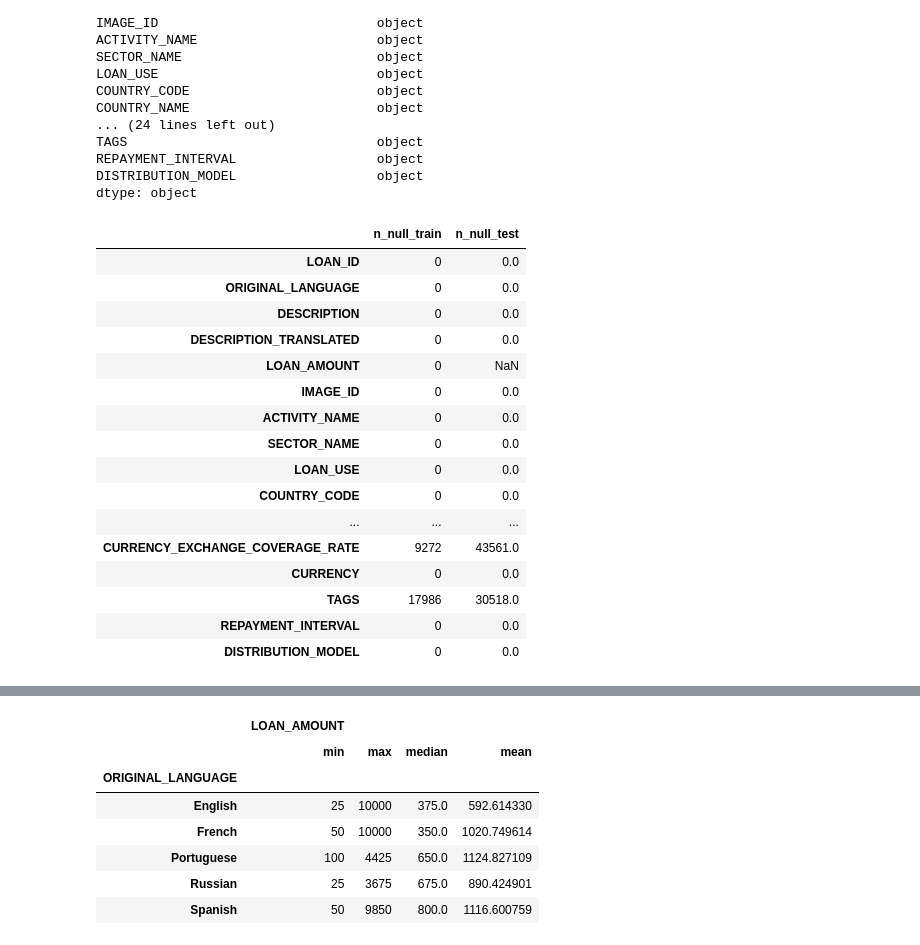
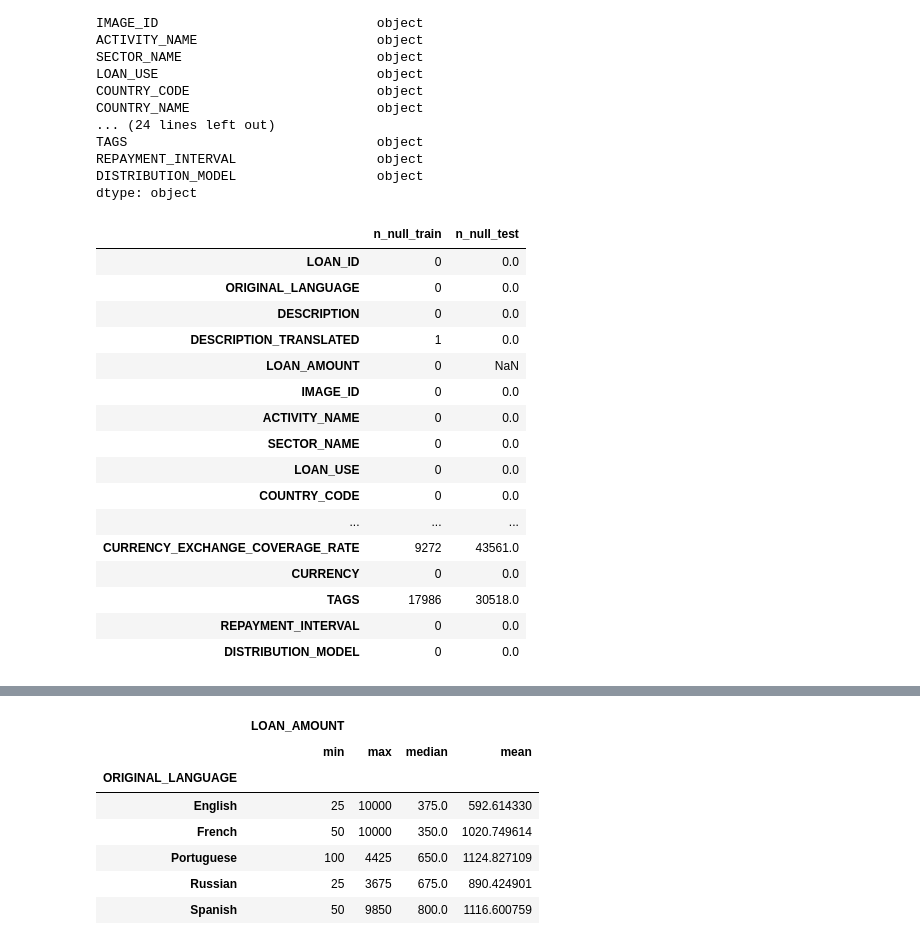
Before and after one commit to Shohei-Kinoshita/prob-space-kiva-competition, a Jupyter notebook: src/EDA.ipynb, the cells around one changed output, grey strips where cells are left out. Drawn from its saved outputs; the diff is of its cells as text; code cells hidden in the pictures.

```diff
--- a/src/EDA.ipynb
+++ b/src/EDA.ipynb
@@ -77,14 +77,16 @@ REPAYMENT_INTERVAL                  object
 DISTRIBUTION_MODEL                  object
 dtype: object
 # %%
-# 欠損数の確認(訓練データ)
-pd.concat([pd.DataFrame(df_train.isnull().sum(), columns=['n_null_train']), pd.DataFrame(df_test.isnull().sum(), columns=['n_null_test'])], axis=1)
+# 欠損数の確認
+pd.concat([pd.DataFrame(df_train.isnull().sum(), columns=['n_null_train']),
+           pd.DataFrame(df_test.isnull().sum(), columns=['n_null_test'])],
+           axis=1)
 # %% [output]
 |  | n_null_train | n_null_test |
 | LOAN_ID | 0 | 0.0 |
 | ORIGINAL_LANGUAGE | 0 | 0.0 |
 | DESCRIPTION | 0 | 0.0 |
-| DESCRIPTION_TRANSLATED | 0 | 0.0 |
+| DESCRIPTION_TRANSLATED | 1 | 0.0 |
 | LOAN_AMOUNT | 0 | NaN |
 | IMAGE_ID | 0 | 0.0 |
 | ACTIVITY_NAME | 0 | 0.0 |
```
Also changed, not shown: parts of 68 cells of this notebook.
